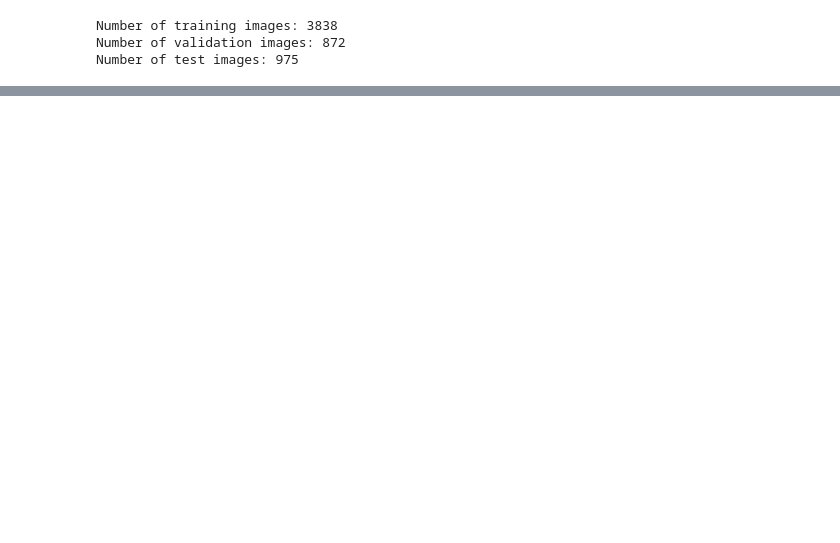
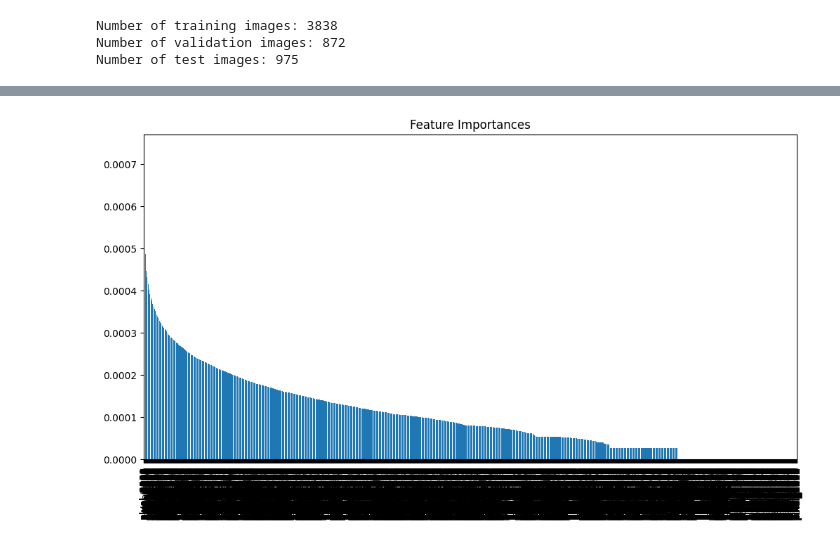
Before and after one commit to Harry-Nguyen0248/APS360_Yoga_Poses_Classification, a Jupyter notebook: BaselineModel/main.ipynb, the cells around one changed output, grey strips where cells are left out. Cells and saved outputs as stored; diff of their text form; code cells hidden in the pictures; blank space fills up the shorter version.

```diff
--- a/BaselineModel/main.ipynb
+++ b/BaselineModel/main.ipynb
@@ -46,0 +150,5 @@ small_model, train_err, train_loss = sanityCheck.train_on_small_dataset(small_mo
+# %%
+feature_names = [f'pixel_{i}' for i in range(X_train_selected.shape[1])]
+helperFunctions.plot_feature_importance(best_rf_model, feature_names)
+# %% [output]
+[figure, added]
```
Also changed, not shown: parts of 25 cells of this notebook, 13 other files.
